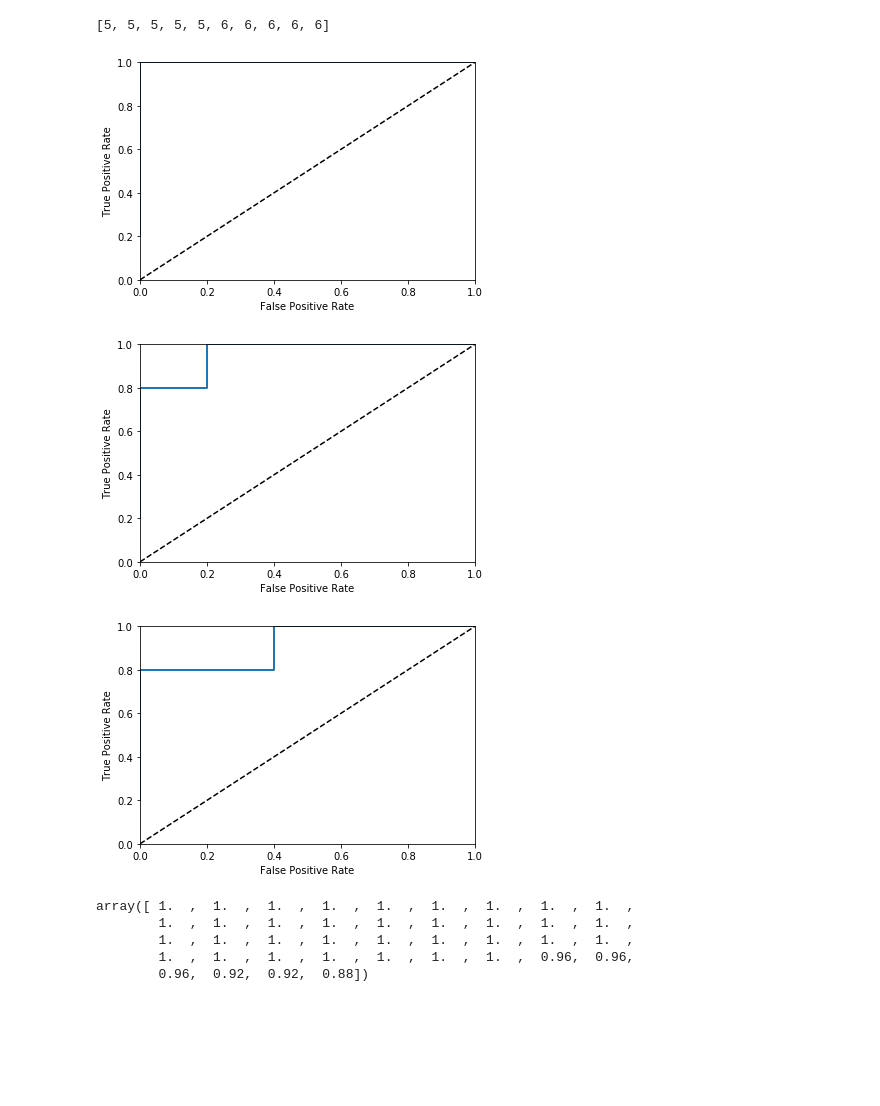
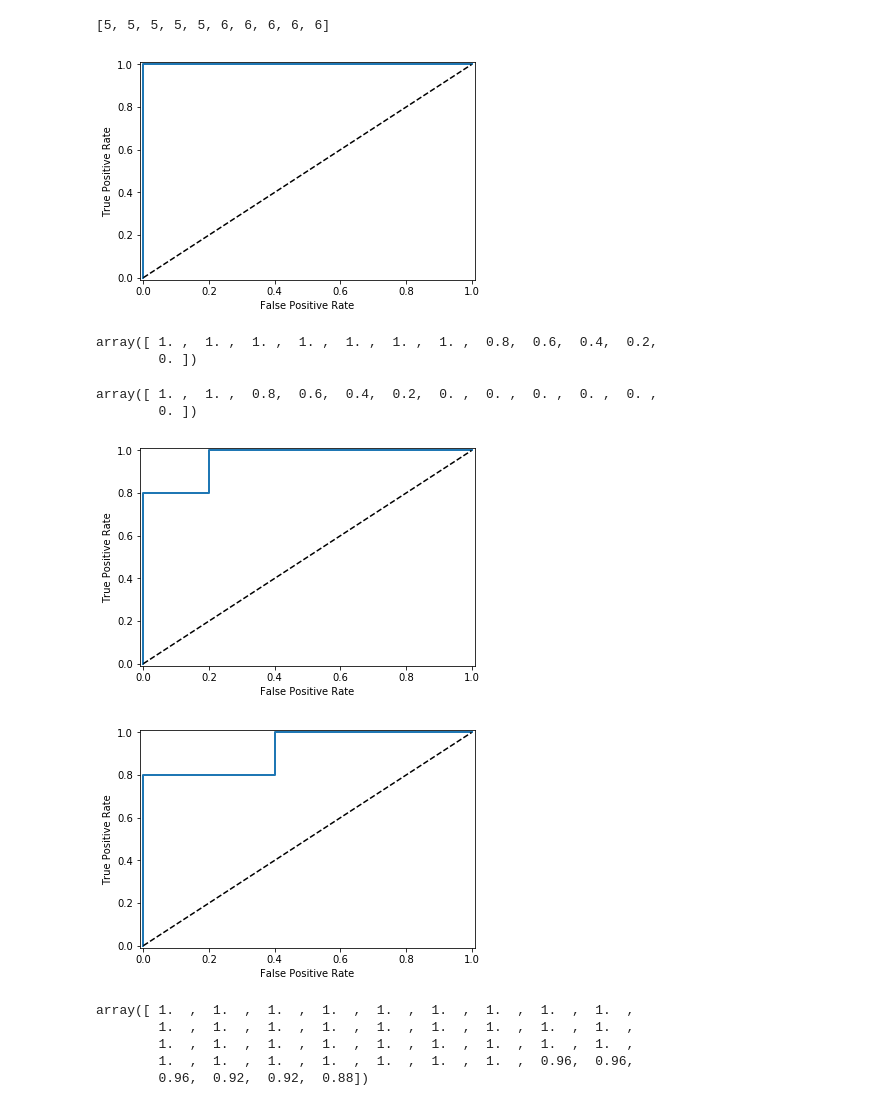
Before and after one commit to jjkindergarten/ML-Python, a Jupyter notebook: ML-Project3/Project3.1.ipynb, the cells around one changed output. Saved outputs shown, nothing was run; the diff lists cells and outputs as text; code cells hidden in the pictures; blank space fills up the shorter version.

```diff
--- a/ML-Project3/Project3.1.ipynb
+++ b/ML-Project3/Project3.1.ipynb
@@ -147,6 +147,40 @@ def score(k):  #k is the paramter in kmm
     return test_score
 # %%
 from sklearn.metrics import roc_curve
+# %%
+#the fun sklearn give for get tpr and fpr for roc doesn't work well
+#have to do it myself
+def roc(y_true, y_score):
+    tpr = np.zeros(len(y_true)+2)
+    fpr = np.zeros(len(y_true)+2)
+    count = np.append(y_score, max(y_score)+.5)
+    count = np.append(count, min(y_score)-.5)
+    count = np.sort(count)
+    for i in range(len(count)):
+        decision = np.zeros(len(y_score))
+        tp = 0
+        tn = 0
+        fp = 0
+        fn = 0
+        for j in range(len(y_score)):
+            if (y_score[j] >= count[i]):
+                decision[j] = 1
+            else:
+                decision[j] = 0
+        for m in range(len(decision)):
+            if decision[m] == y_true[m] and decision[m] == 1:
+                tp = tp + 1
+            else:
+                if decision[m] == y_true[m] and decision[m] == 0:
+                    tn = tn + 1
+                else:
+                    if decision[m] == 1:
+                        fp = fp +1
+                    else:
+                        fn = fn +1
+        tpr[i] = tp/(tp + fn)
+        fpr[i] = fp/(fp + tn)
+    return(tpr, fpr)
 # %%
 #function for ploting the ROC curve
 def plot_roc_curve(fpr, tpr, label = None):
@@ -156,29 +190,39 @@ def plot_roc_curve(fpr, tpr, label = None):
     fpr1,tpr1 = np.hsplit(np.asarray(co_ft),2)
     plt.plot(fpr1, tpr1, linewidth = 2, label = label)
     plt.plot([0,1], [0,1], 'k--')
-    plt.axis([0,1,0,1])
+    plt.axis([-0.01,1.01,-0.01,1.01])
     plt.xlabel('False Positive Rate')
     plt.ylabel('True Positive Rate')
 # %%
 #the roc is on the top-left corner
-fpr, tpr, thresholds = roc_curve(test_class, score(34))
+tpr, fpr = roc(test_class, score(34))
 plot_roc_curve(fpr, tpr)
 plt.show()
 # %% [output]
-[figure, old version]
+[figure, new version]
+# %%
+tpr
+# %% [output]
+array([ 1. ,  1. ,  1. ,  1. ,  1. ,  1. ,  1. ,  0.8,  0.6,  0.4,  0.2,
+        0. ])
+# %%
+fpr
+# %% [output]
+array([ 1. ,  1. ,  0.8,  0.6,  0.4,  0.2,  0. ,  0. ,  0. ,  0. ,  0. ,
+        0. ])
 # %%
 #the roc field turns to be smaller afer k = 35
-fpr, tpr, thresholds = roc_curve(test_class, score(35))
+tpr, fpr = roc(test_class, score(35))
 plot_roc_curve(fpr, tpr)
 plt.show()
 # %% [output]
-[figure, old version]
+[figure, new version]
 # %%
-fpr, tpr, thresholds = roc_curve(test_class, score(39))
+tpr, fpr= roc(test_class, score(39))
 plot_roc_curve(fpr, tpr)
 plt.show()
 # %% [output]
-[figure, old version]
+[figure, new version]
 # %%
 #for k before 34, we have auc = 1
 from sklearn.metrics import roc_auc_score
```
Also changed, not shown: 9 other files.
